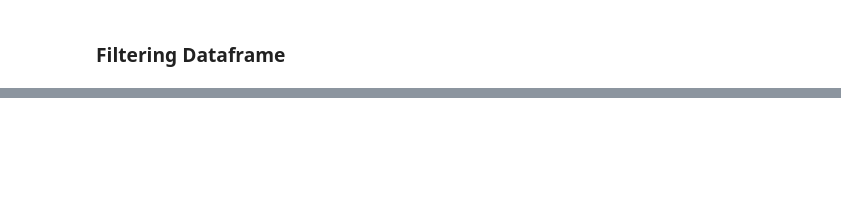
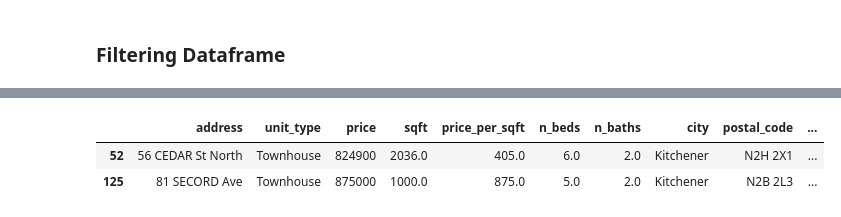
Before and after one commit to ColombianHeat/Misc, a Jupyter notebook: houses.ipynb, the cells around one changed output, grey strips where cells are left out. Drawn from its saved outputs; the diff is of its cells as text; code cells hidden in the pictures; blank space fills up the shorter version.

```diff
--- a/houses.ipynb
+++ b/houses.ipynb
@@ -200,0 +289,6 @@ df2
+# %%
+df_lowPrice[df_lowPrice.unit_type == 'Townhouse']
+# %% [output]
+|  | address | unit_type | price | sqft | price_per_sqft | n_beds | n_baths | city | postal_code | ... |
+| 52 | 56 CEDAR St North | Townhouse | 824900 | 2036.0 | 405.0 | 6.0 | 2.0 | Kitchener | N2H 2X1 | ... |
+| 125 | 81 SECORD Ave | Townhouse | 875000 | 1000.0 | 875.0 | 5.0 | 2.0 | Kitchener | N2B 2L3 | ... |
```
Also changed, not shown: parts of 13 cells of this notebook.
